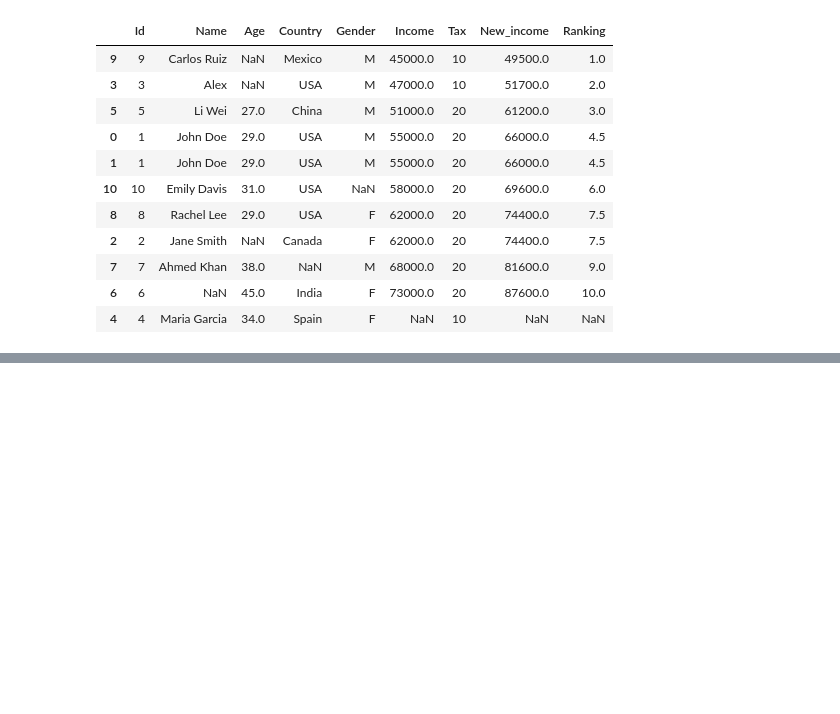
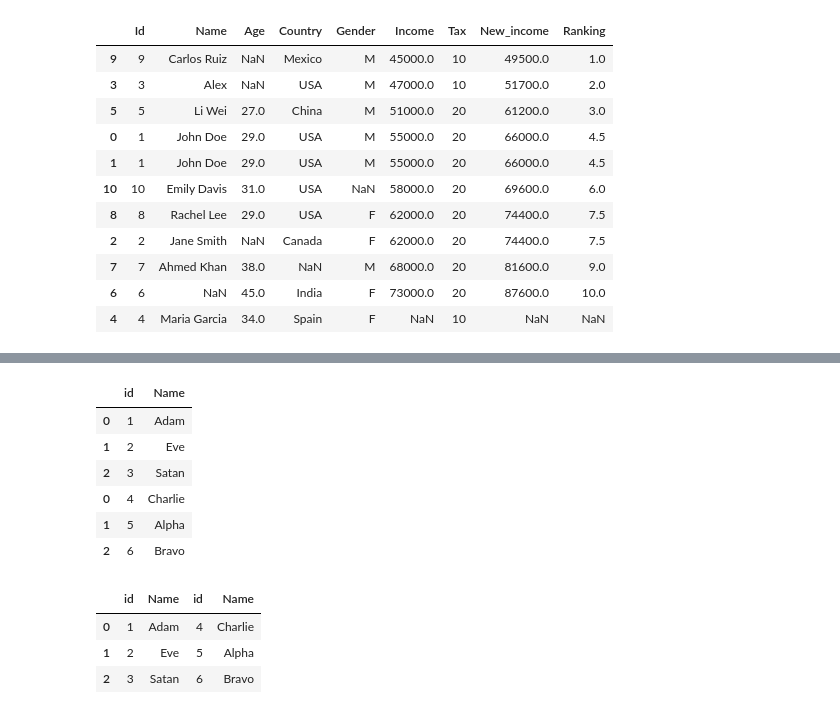
Before and after one commit to 26hardiksharma/AIML, a Jupyter notebook: Pandas/Data Transformation/main.ipynb, the cells around one changed output, grey strips where cells are left out. Saved outputs shown, nothing was run; the diff lists cells and outputs as text; code cells hidden in the pictures; blank space fills up the shorter version.

```diff
--- a/Pandas/Data Transformation/main.ipynb
+++ b/Pandas/Data Transformation/main.ipynb
@@ -190,0 +274,29 @@ sorted_df
+# %%
+# Concatenation
+
+df1 = pd.DataFrame({
+    "id":[1,2,3],
+    "Name": ["Adam","Eve","Satan"]
+})
+
+df2 = pd.DataFrame({
+    "id":[4,5,6],
+    "Name":["Charlie","Alpha","Bravo"]
+})
+
+pd.concat([df1,df2])
+# %% [output]
+|  | id | Name |
+| 0 | 1 | Adam |
+| 1 | 2 | Eve |
+| 2 | 3 | Satan |
+| 0 | 4 | Charlie |
+| 1 | 5 | Alpha |
+| 2 | 6 | Bravo |
+# %%
+pd.concat([df1,df2],axis=1)
+# %% [output]
+|  | id | Name | id | Name |
+| 0 | 1 | Adam | 4 | Charlie |
+| 1 | 2 | Eve | 5 | Alpha |
+| 2 | 3 | Satan | 6 | Bravo |
```
Also changed, not shown: parts of 9 cells of this notebook, 6 other files.
